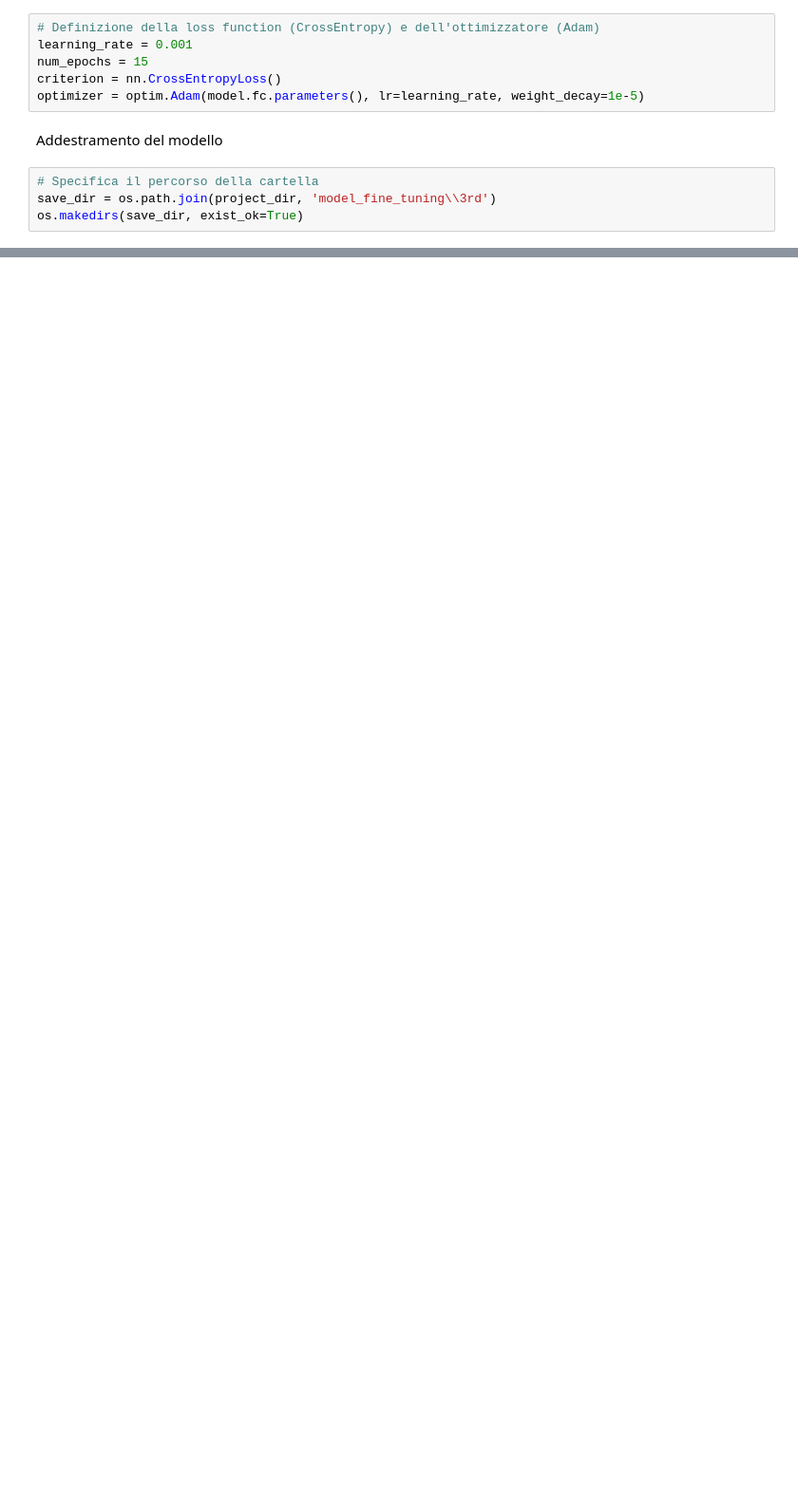
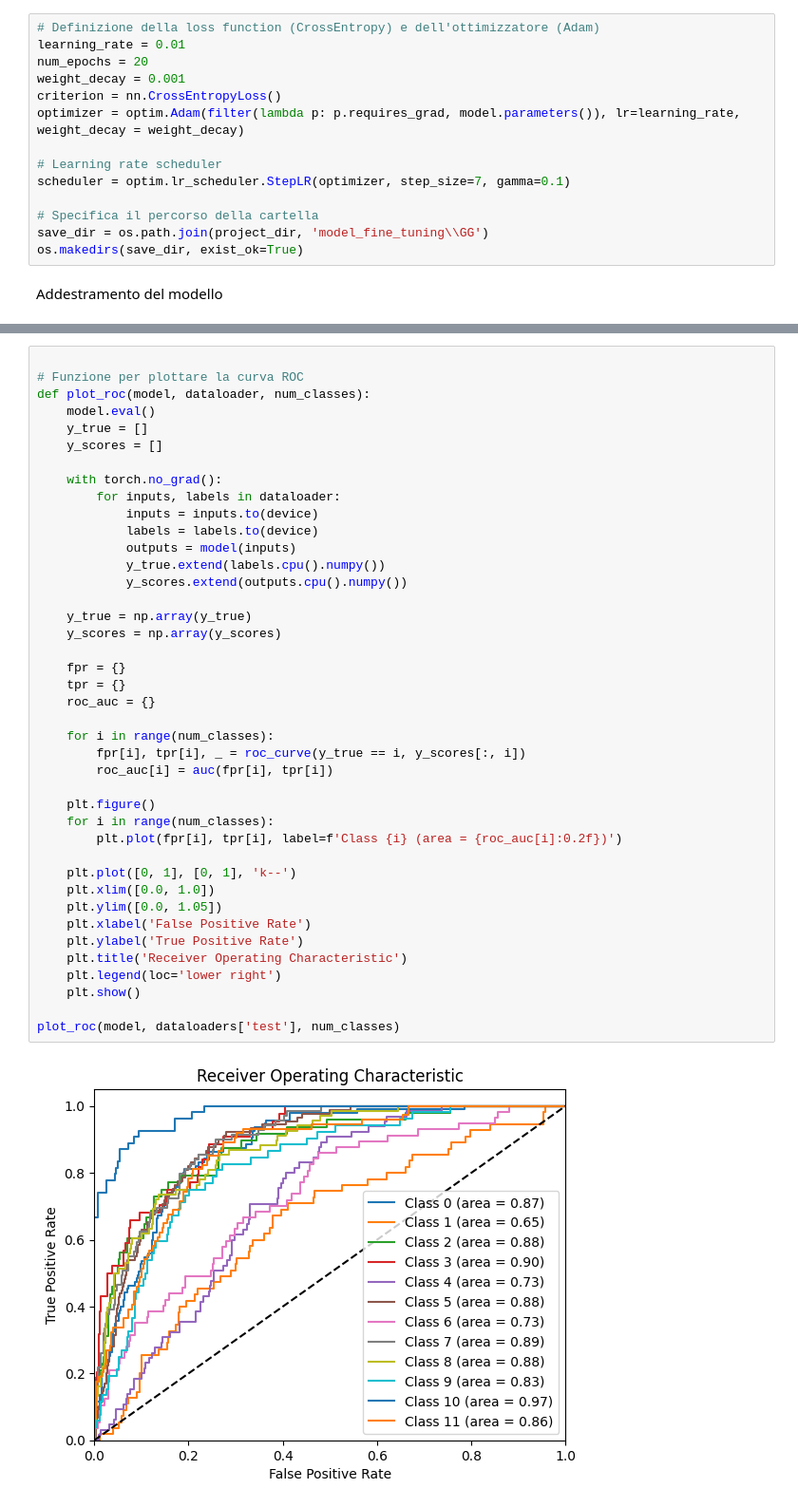
Before and after one commit to Giansimone-Coccia/CV-DL-Armocromia, a Jupyter notebook: Fine_tuning.ipynb, the cells around one changed output, grey strips where cells are left out. Shown: that part at 95% size. Cells and saved outputs as stored; diff of their text form; blank space fills up the shorter version.

```diff
--- a/Fine_tuning.ipynb
+++ b/Fine_tuning.ipynb
@@ -126,14 +192,18 @@ cuda:0
 Definizione della loss function e dell'ottimizzatore
 # %%
 # Definizione della loss function (CrossEntropy) e dell'ottimizzatore (Adam)
-learning_rate = 0.001
-num_epochs = 15
+learning_rate = 0.01
+num_epochs = 20
+weight_decay = 0.001
 criterion = nn.CrossEntropyLoss()
-optimizer = optim.Adam(model.fc.parameters(), lr=learning_rate, weight_decay=1e-5)
+optimizer = optim.Adam(filter(lambda p: p.requires_grad, model.parameters()), lr=learning_rate, weight_decay = weight_decay)
+
+# Learning rate scheduler
+scheduler = optim.lr_scheduler.StepLR(optimizer, step_size=7, gamma=0.1)
+
+# Specifica il percorso della cartella
+save_dir = os.path.join(project_dir, 'model_fine_tuning\\GG')
+os.makedirs(save_dir, exist_ok=True)
 # %% [markdown]
 Addestramento del modello
-# %%
-# Specifica il percorso della cartella
-save_dir = os.path.join(project_dir, 'model_fine_tuning\\3rd')
-os.makedirs(save_dir, exist_ok=True)
 # %%
@@ -239,0 +300,43 @@ FileNotFoundError: [Errno 2] No such file or directory: 'armocromia_resnet50.pth
+# %%
+
+# Funzione per plottare la curva ROC
+def plot_roc(model, dataloader, num_classes):
+    model.eval()
+    y_true = []
+    y_scores = []
+
+    with torch.no_grad():
+        for inputs, labels in dataloader:
+            inputs = inputs.to(device)
+            labels = labels.to(device)
+            outputs = model(inputs)
+            y_true.extend(labels.cpu().numpy())
+            y_scores.extend(outputs.cpu().numpy())
+
+    y_true = np.array(y_true)
+    y_scores = np.array(y_scores)
+
+    fpr = {}
+    tpr = {}
+    roc_auc = {}
+
+    for i in range(num_classes):
+        fpr[i], tpr[i], _ = roc_curve(y_true == i, y_scores[:, i])
+        roc_auc[i] = auc(fpr[i], tpr[i])
+
+    plt.figure()
+    for i in range(num_classes):
+        plt.plot(fpr[i], tpr[i], label=f'Class {i} (area = {roc_auc[i]:0.2f})')
+
+    plt.plot([0, 1], [0, 1], 'k--')
+    plt.xlim([0.0, 1.0])
+    plt.ylim([0.0, 1.05])
+    plt.xlabel('False Positive Rate')
+    plt.ylabel('True Positive Rate')
+    plt.title('Receiver Operating Characteristic')
+    plt.legend(loc='lower right')
+    plt.show()
+
+plot_roc(model, dataloaders['test'], num_classes)
+# %% [output]
+[figure, added]
```
Also changed, not shown: parts of 15 cells of this notebook.
